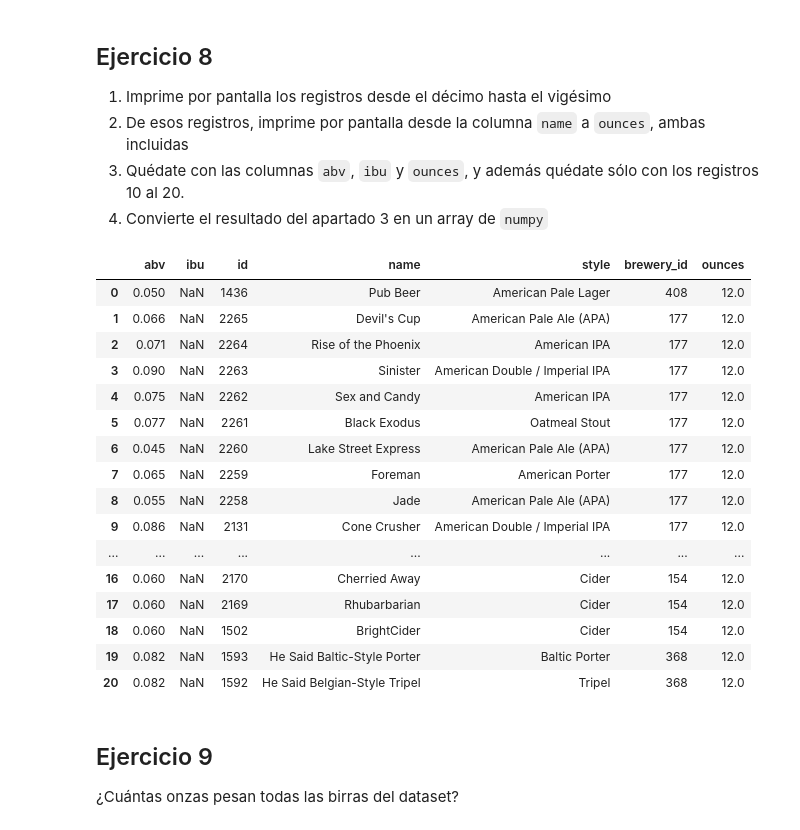
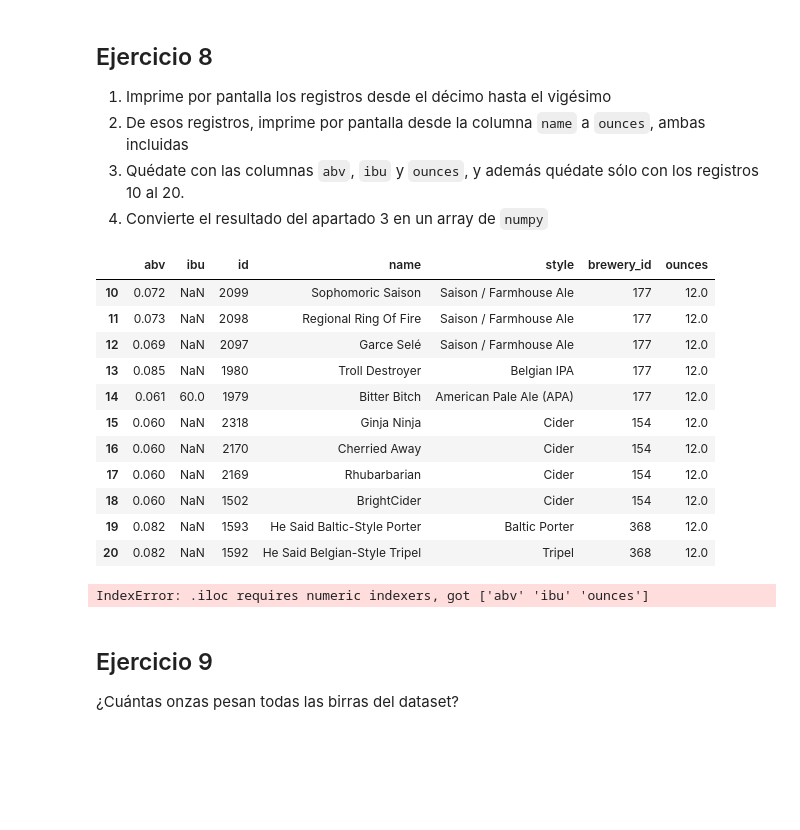
Before and after one commit to haizeaj/2026-10-BILBAO-FT-Data-Science, a Jupyter notebook: 2-Data_Analysis/2-Pandas/Practica/6-Beers/birras_repaso_haizea.ipynb, the cells around one changed output. Cells and saved outputs as stored; diff of their text form; code cells hidden in the pictures; blank space fills up the shorter version.

```diff
--- a/2-Data_Analysis/2-Pandas/Practica/6-Beers/birras_repaso_haizea.ipynb
+++ b/2-Data_Analysis/2-Pandas/Practica/6-Beers/birras_repaso_haizea.ipynb
@@ -133,0 +172,2 @@ Name: count, Length: 99, dtype: int64
+# %%
+beers["style"] = beers["style"].fillna("Missing style")
@@ -138,25 +184,24 @@ Name: count, Length: 99, dtype: int64
 3. Quédate con las columnas `abv`, `ibu` y `ounces`, y además quédate sólo con los registros 10 al 20.
 4. Convierte el resultado del apartado 3 en un array de `numpy`
 # %%
-beers.iloc[:21:,]
+beers.iloc[10:21:,]
 # %% [output]
 |  | abv | ibu | id | name | style | brewery_id | ounces |
-| 0 | 0.050 | NaN | 1436 | Pub Beer | American Pale Lager | 408 | 12.0 |
-| 1 | 0.066 | NaN | 2265 | Devil's Cup | American Pale Ale (APA) | 177 | 12.0 |
-| 2 | 0.071 | NaN | 2264 | Rise of the Phoenix | American IPA | 177 | 12.0 |
-| 3 | 0.090 | NaN | 2263 | Sinister | American Double / Imperial IPA | 177 | 12.0 |
-| 4 | 0.075 | NaN | 2262 | Sex and Candy | American IPA | 177 | 12.0 |
-| 5 | 0.077 | NaN | 2261 | Black Exodus | Oatmeal Stout | 177 | 12.0 |
-| 6 | 0.045 | NaN | 2260 | Lake Street Express | American Pale Ale (APA) | 177 | 12.0 |
-| 7 | 0.065 | NaN | 2259 | Foreman | American Porter | 177 | 12.0 |
-| 8 | 0.055 | NaN | 2258 | Jade | American Pale Ale (APA) | 177 | 12.0 |
-| 9 | 0.086 | NaN | 2131 | Cone Crusher | American Double / Imperial IPA | 177 | 12.0 |
-| ... | ... | ... | ... | ... | ... | ... | ... |
+| 10 | 0.072 | NaN | 2099 | Sophomoric Saison | Saison / Farmhouse Ale | 177 | 12.0 |
+| 11 | 0.073 | NaN | 2098 | Regional Ring Of Fire | Saison / Farmhouse Ale | 177 | 12.0 |
+| 12 | 0.069 | NaN | 2097 | Garce Selé | Saison / Farmhouse Ale | 177 | 12.0 |
+| 13 | 0.085 | NaN | 1980 | Troll Destroyer | Belgian IPA | 177 | 12.0 |
+| 14 | 0.061 | 60.0 | 1979 | Bitter Bitch | American Pale Ale (APA) | 177 | 12.0 |
+| 15 | 0.060 | NaN | 2318 | Ginja Ninja | Cider | 154 | 12.0 |
 | 16 | 0.060 | NaN | 2170 | Cherried Away | Cider | 154 | 12.0 |
 | 17 | 0.060 | NaN | 2169 | Rhubarbarian | Cider | 154 | 12.0 |
 | 18 | 0.060 | NaN | 1502 | BrightCider | Cider | 154 | 12.0 |
 | 19 | 0.082 | NaN | 1593 | He Said Baltic-Style Porter | Baltic Porter | 368 | 12.0 |
 | 20 | 0.082 | NaN | 1592 | He Said Belgian-Style Tripel | Tripel | 368 | 12.0 |
+# %%
+print(beers.iloc[9:20, ["abv", "ibu","ounces"]].to_numpy())
+# %% [output]
+IndexError: .iloc requires numeric indexers, got ['abv' 'ibu' 'ounces']
 # %% [markdown]
 ## Ejercicio 9
 ¿Cuántas onzas pesan todas las birras del dataset?
```
Also changed, not shown: parts of 29 cells of this notebook, 7 other files.
